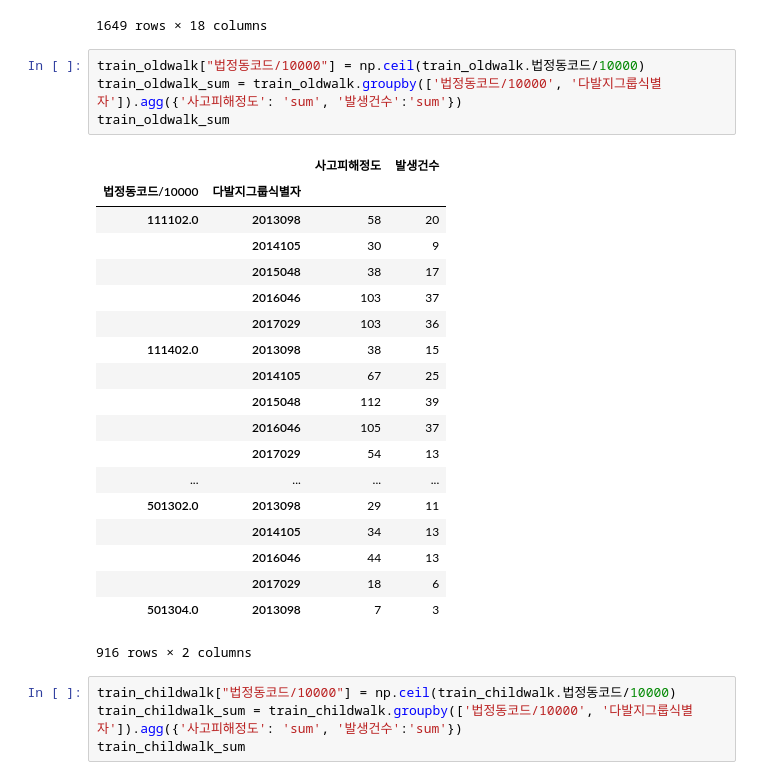
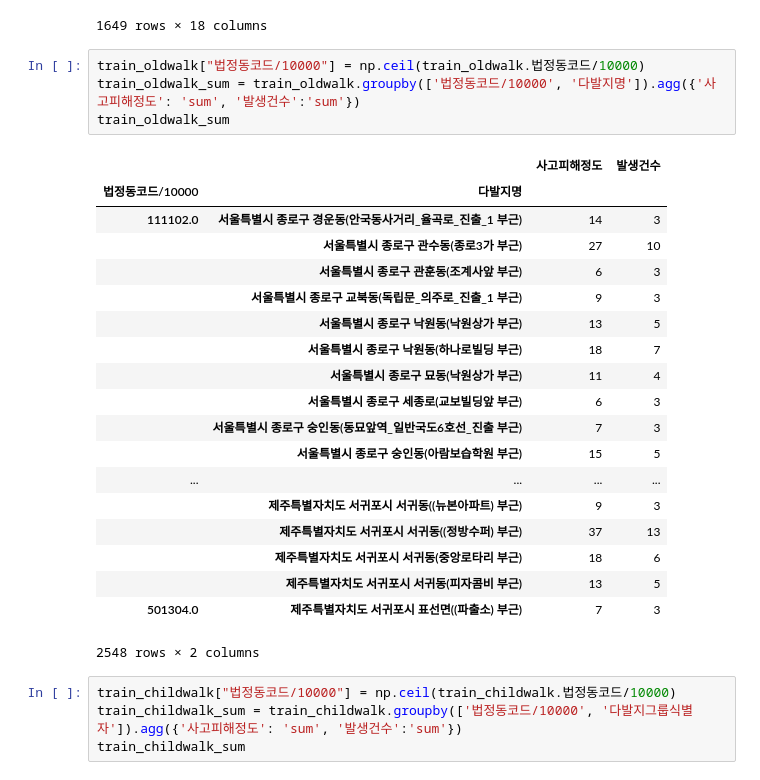
Before and after one commit to parksunwoo/dbs_zero2all, a Jupyter notebook: 9th_week/maps_modeling.ipynb, the cells around one changed output. Saved outputs shown, nothing was run; the diff lists cells and outputs as text.

```diff
--- a/9th_week/maps_modeling.ipynb
+++ b/9th_week/maps_modeling.ipynb
@@ -340,28 +357,28 @@ train_jaywalk
 1649 rows × 18 columns
 # %%
 train_oldwalk["법정동코드/10000"] = np.ceil(train_oldwalk.법정동코드/10000)
-train_oldwalk_sum = train_oldwalk.groupby(['법정동코드/10000', '다발지그룹식별자']).agg({'사고피해정도': 'sum', '발생건수':'sum'})
+train_oldwalk_sum = train_oldwalk.groupby(['법정동코드/10000', '다발지명']).agg({'사고피해정도': 'sum', '발생건수':'sum'})
 train_oldwalk_sum
 # %% [output]
 |  |  | 사고피해정도 | 발생건수 |
-| 법정동코드/10000 | 다발지그룹식별자 |  |  |
-| 111102.0 | 2013098 | 58 | 20 |
-|  | 2014105 | 30 | 9 |
-|  | 2015048 | 38 | 17 |
-|  | 2016046 | 103 | 37 |
-|  | 2017029 | 103 | 36 |
-| 111402.0 | 2013098 | 38 | 15 |
-|  | 2014105 | 67 | 25 |
-|  | 2015048 | 112 | 39 |
-|  | 2016046 | 105 | 37 |
-|  | 2017029 | 54 | 13 |
+| 법정동코드/10000 | 다발지명 |  |  |
+| 111102.0 | 서울특별시 종로구 경운동(안국동사거리_율곡로_진출_1 부근) | 14 | 3 |
+|  | 서울특별시 종로구 관수동(종로3가 부근) | 27 | 10 |
+|  | 서울특별시 종로구 관훈동(조계사앞 부근) | 6 | 3 |
+|  | 서울특별시 종로구 교북동(독립문_의주로_진출_1 부근) | 9 | 3 |
+|  | 서울특별시 종로구 낙원동(낙원상가 부근) | 13 | 5 |
+|  | 서울특별시 종로구 낙원동(하나로빌딩 부근) | 18 | 7 |
+|  | 서울특별시 종로구 묘동(낙원상가 부근) | 11 | 4 |
+|  | 서울특별시 종로구 세종로(교보빌딩앞 부근) | 6 | 3 |
+|  | 서울특별시 종로구 숭인동(동묘앞역_일반국도6호선_진출 부근) | 7 | 3 |
+|  | 서울특별시 종로구 숭인동(아람보습학원 부근) | 15 | 5 |
 | ... | ... | ... | ... |
-| 501302.0 | 2013098 | 29 | 11 |
-|  | 2014105 | 34 | 13 |
-|  | 2016046 | 44 | 13 |
-|  | 2017029 | 18 | 6 |
-| 501304.0 | 2013098 | 7 | 3 |
+|  | 제주특별자치도 서귀포시 서귀동((뉴본아파트) 부근) | 9 | 3 |
+|  | 제주특별자치도 서귀포시 서귀동((정방수퍼) 부근) | 37 | 13 |
+|  | 제주특별자치도 서귀포시 서귀동(중앙로타리 부근) | 18 | 6 |
+|  | 제주특별자치도 서귀포시 서귀동(피자콤비 부근) | 13 | 5 |
+| 501304.0 | 제주특별자치도 서귀포시 표선면((파출소) 부근) | 7 | 3 |
-916 rows × 2 columns
+2548 rows × 2 columns
 # %%
 train_childwalk["법정동코드/10000"] = np.ceil(train_childwalk.법정동코드/10000)
 train_childwalk_sum = train_childwalk.groupby(['법정동코드/10000', '다발지그룹식별자']).agg({'사고피해정도': 'sum', '발생건수':'sum'})
```
Also changed, not shown: parts of 5 cells of this notebook.
